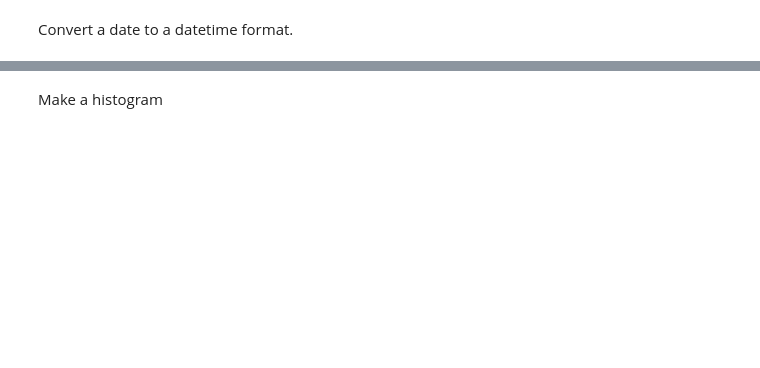
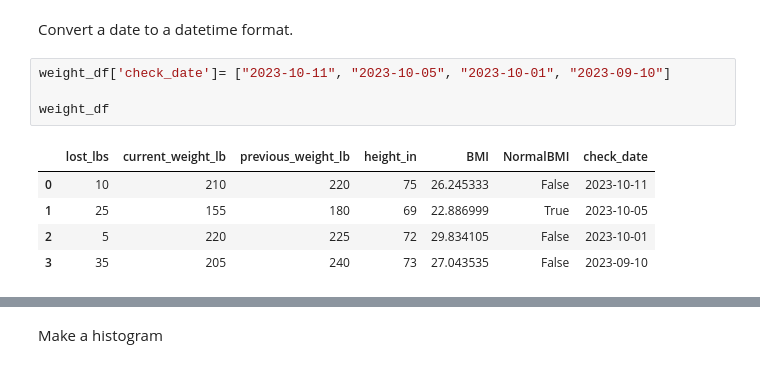
Before and after one commit to sikoh/DS-Data-Wrangling-and-Storytelling, a Jupyter notebook: Sprint-Challenge/DS_DataWrangling_KnowledgeCheck.ipynb, the cells around one changed output, grey strips where cells are left out. Drawn from its saved outputs; the diff is of its cells as text; blank space fills up the shorter version.

```diff
--- a/Sprint-Challenge/DS_DataWrangling_KnowledgeCheck.ipynb
+++ b/Sprint-Challenge/DS_DataWrangling_KnowledgeCheck.ipynb
@@ -367,2 +367,12 @@ weight_df
 # %% [markdown]
 Convert a date to a datetime format.
+# %%
+weight_df['check_date']= ["2023-10-11", "2023-10-05", "2023-10-01", "2023-09-10"]
+
+weight_df
+# %% [output]
+|  | lost_lbs | current_weight_lb | previous_weight_lb | height_in | BMI | NormalBMI | check_date |
+| 0 | 10 | 210 | 220 | 75 | 26.245333 | False | 2023-10-11 |
+| 1 | 25 | 155 | 180 | 69 | 22.886999 | True | 2023-10-05 |
+| 2 | 5 | 220 | 225 | 72 | 29.834105 | False | 2023-10-01 |
+| 3 | 35 | 205 | 240 | 73 | 27.043535 | False | 2023-09-10 |
```
Also changed, not shown: parts of 9 cells of this notebook.
